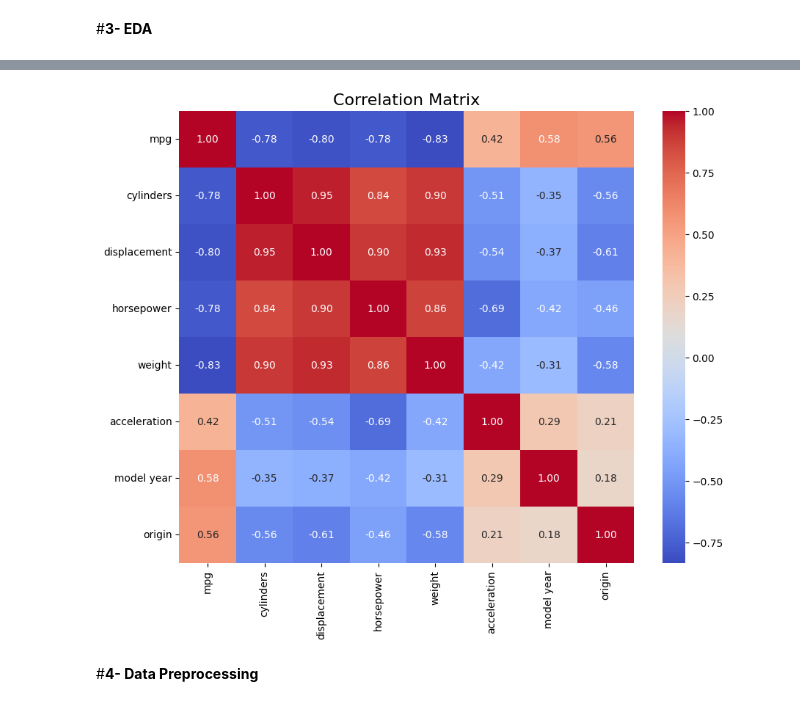
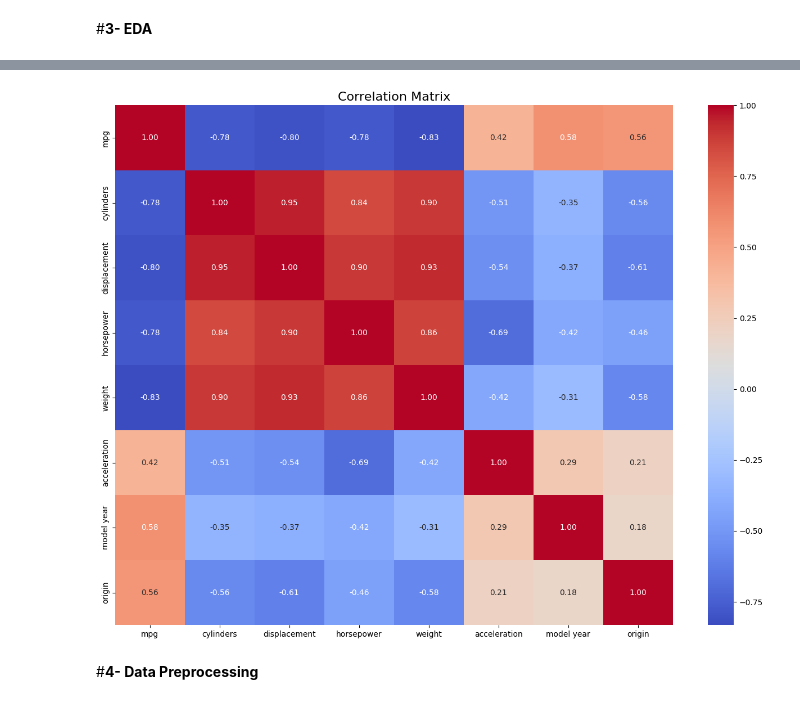
Before and after one commit to DaliaEl-Sayed/DEPI---Generative-AI-Track-Tasks., a Jupyter notebook: Auto_MPG_NN_Task_1.ipynb, the cells around one changed output, grey strips where cells are left out. Drawn from its saved outputs; the diff is of its cells as text; code cells hidden in the pictures.

```diff
--- a/Auto_MPG_NN_Task_1.ipynb
+++ b/Auto_MPG_NN_Task_1.ipynb
@@ -136,12 +159,12 @@ for col in cat_cols:
 # %%
 # Correlation matrix
 corr_matrix = df.corr()
-plt.figure(figsize=(10, 8))
+plt.figure(figsize=(16, 12))
 sns.heatmap(corr_matrix, annot=True, cmap='coolwarm', fmt=".2f")
 plt.title('Correlation Matrix', fontsize=16)
 plt.show()
 # %% [output]
-[figure, old version]
+[figure, new version]
 # %% [markdown]
 #**4- Data Preprocessing**
 # %%
```
Also changed, not shown: parts of 12 cells of this notebook.
